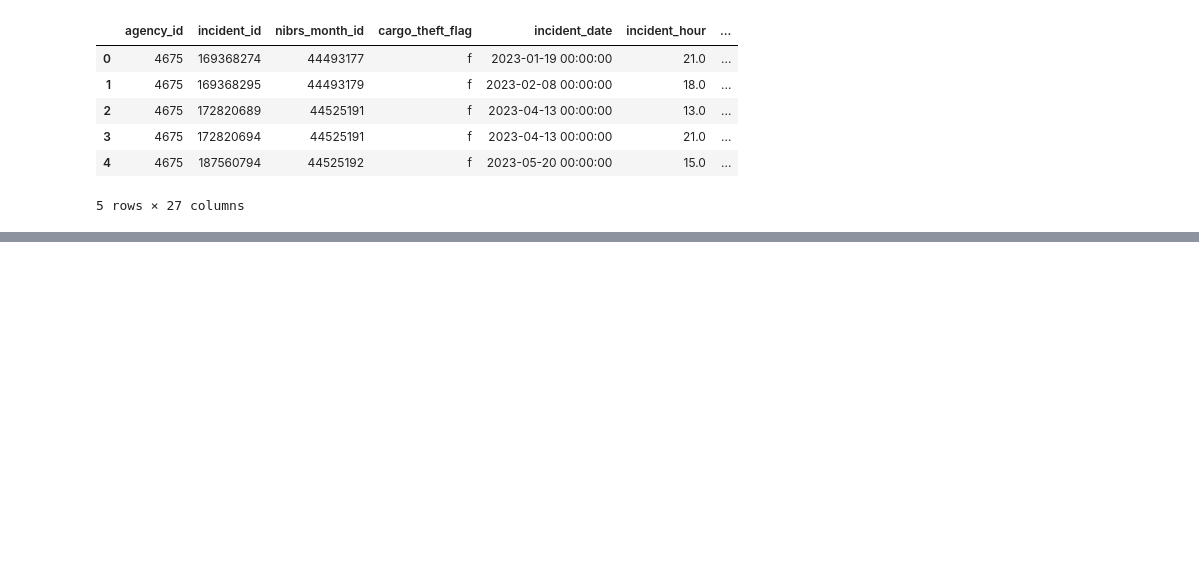
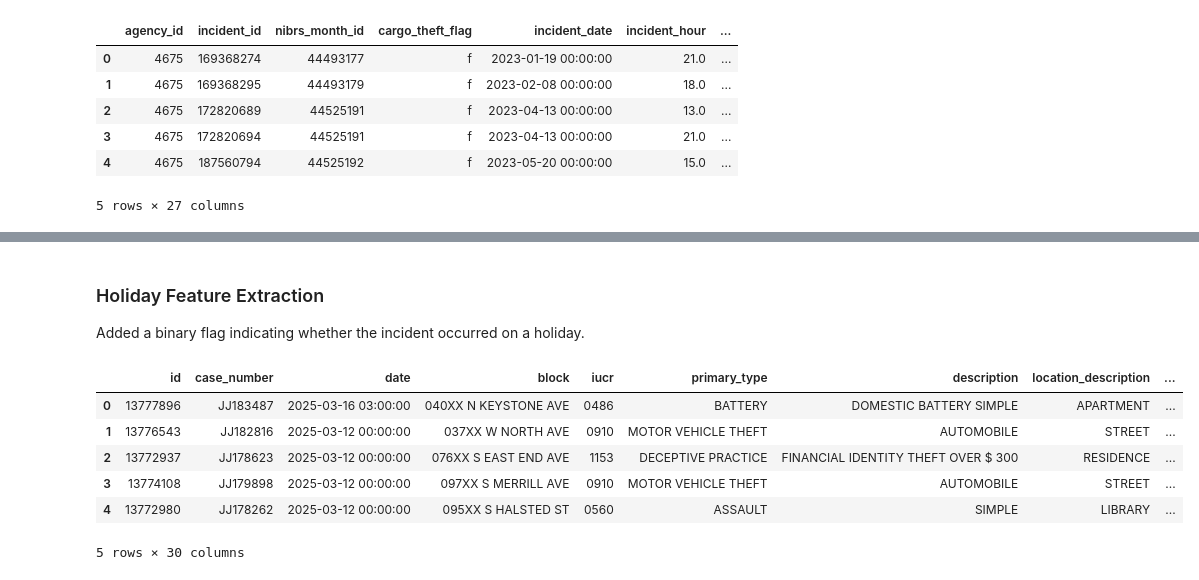
Before and after one commit to Ray7788/NIBRS-Crime-Prediction, a Jupyter notebook: FeatureEng_ClearVersion.ipynb, the cells around one changed output, grey strips where cells are left out. Saved outputs shown, nothing was run; the diff lists cells and outputs as text; code cells hidden in the pictures; blank space fills up the shorter version.

```diff
--- a/FeatureEng_ClearVersion.ipynb
+++ b/FeatureEng_ClearVersion.ipynb
@@ -179,0 +255,21 @@ df2.to_csv("merged_2023_no_redundant.csv", index=False)
+# %% [markdown]
+### Holiday Feature Extraction
+
+Added a binary flag indicating whether the incident occurred on a holiday.
+# %%
+def extractHolidayFeature(df):
+    us_holidays = holidays.US()
+    df['is_holiday'] = df['date'].dt.date.apply(lambda x: 1 if x in us_holidays else 0)
+
+    return df
+# %%
+chicago_df = extractHolidayFeature(chicago_df)
+chicago_df.head()
+# %% [output]
+|  | id | case_number | date | block | iucr | primary_type | description | location_description | ... |
+| 0 | 13777896 | JJ183487 | 2025-03-16 03:00:00 | 040XX N KEYSTONE AVE | 0486 | BATTERY | DOMESTIC BATTERY SIMPLE | APARTMENT | ... |
+| 1 | 13776543 | JJ182816 | 2025-03-12 00:00:00 | 037XX W NORTH AVE | 0910 | MOTOR VEHICLE THEFT | AUTOMOBILE | STREET | ... |
+| 2 | 13772937 | JJ178623 | 2025-03-12 00:00:00 | 076XX S EAST END AVE | 1153 | DECEPTIVE PRACTICE | FINANCIAL IDENTITY THEFT OVER $ 300 | RESIDENCE | ... |
+| 3 | 13774108 | JJ179898 | 2025-03-12 00:00:00 | 097XX S MERRILL AVE | 0910 | MOTOR VEHICLE THEFT | AUTOMOBILE | STREET | ... |
+| 4 | 13772980 | JJ178262 | 2025-03-12 00:00:00 | 095XX S HALSTED ST | 0560 | ASSAULT | SIMPLE | LIBRARY | ... |
+5 rows × 30 columns
```
Also changed, not shown: parts of 32 cells of this notebook.
